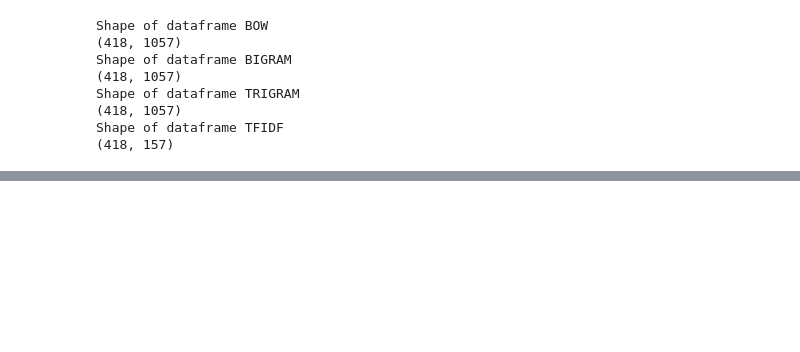
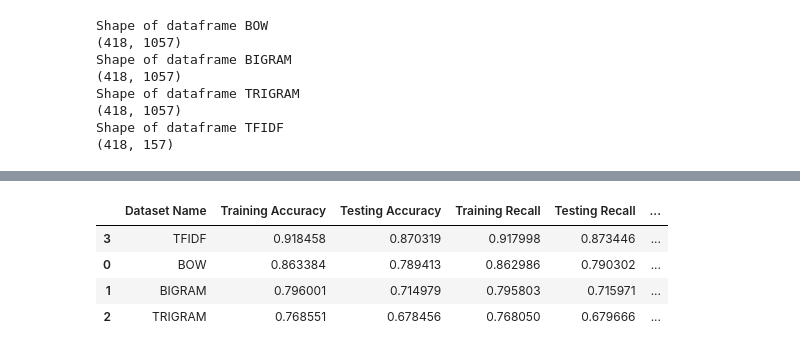
Before and after one commit to suhail-chand/industrial-accident-severity-assessment, a Jupyter notebook: industrial_safety_chatbot/Capstone_Project_Model-Rohon_Kuddus_consolidated.ipynb, the cells around one changed output, grey strips where cells are left out. Saved outputs shown, nothing was run; the diff lists cells and outputs as text; code cells hidden in the pictures; blank space fills up the shorter version.

```diff
--- a/industrial_safety_chatbot/Capstone_Project_Model-Rohon_Kuddus_consolidated.ipynb
+++ b/industrial_safety_chatbot/Capstone_Project_Model-Rohon_Kuddus_consolidated.ipynb
@@ -571,0 +534,5 @@ print ("\n")
+# %%
+# Designing the dataframe to document the model performance average for each dataset
+
+All_Dataset_Average = pd.DataFrame(columns=['Dataset Name','Training Accuracy','Testing Accuracy','Training Recall',
+                                          'Testing Recall','Training Precision','Testing Precision'])
@@ -571,0 +577,10 @@ print ("\n")
+# %%
+# Sorting the performance related parameters for each dataset based on the Testing Accuracy
+All_Dataset_Average = All_Dataset_Average.sort_values(by = 'Testing Accuracy', ascending = False)
+All_Dataset_Average
+# %% [output]
+|  | Dataset Name | Training Accuracy | Testing Accuracy | Training Recall | Testing Recall | ... |
+| 3 | TFIDF | 0.918458 | 0.870319 | 0.917998 | 0.873446 | ... |
+| 0 | BOW | 0.863384 | 0.789413 | 0.862986 | 0.790302 | ... |
+| 1 | BIGRAM | 0.796001 | 0.714979 | 0.795803 | 0.715971 | ... |
+| 2 | TRIGRAM | 0.768551 | 0.678456 | 0.768050 | 0.679666 | ... |
```
Also changed, not shown: parts of 11 cells of this notebook.
